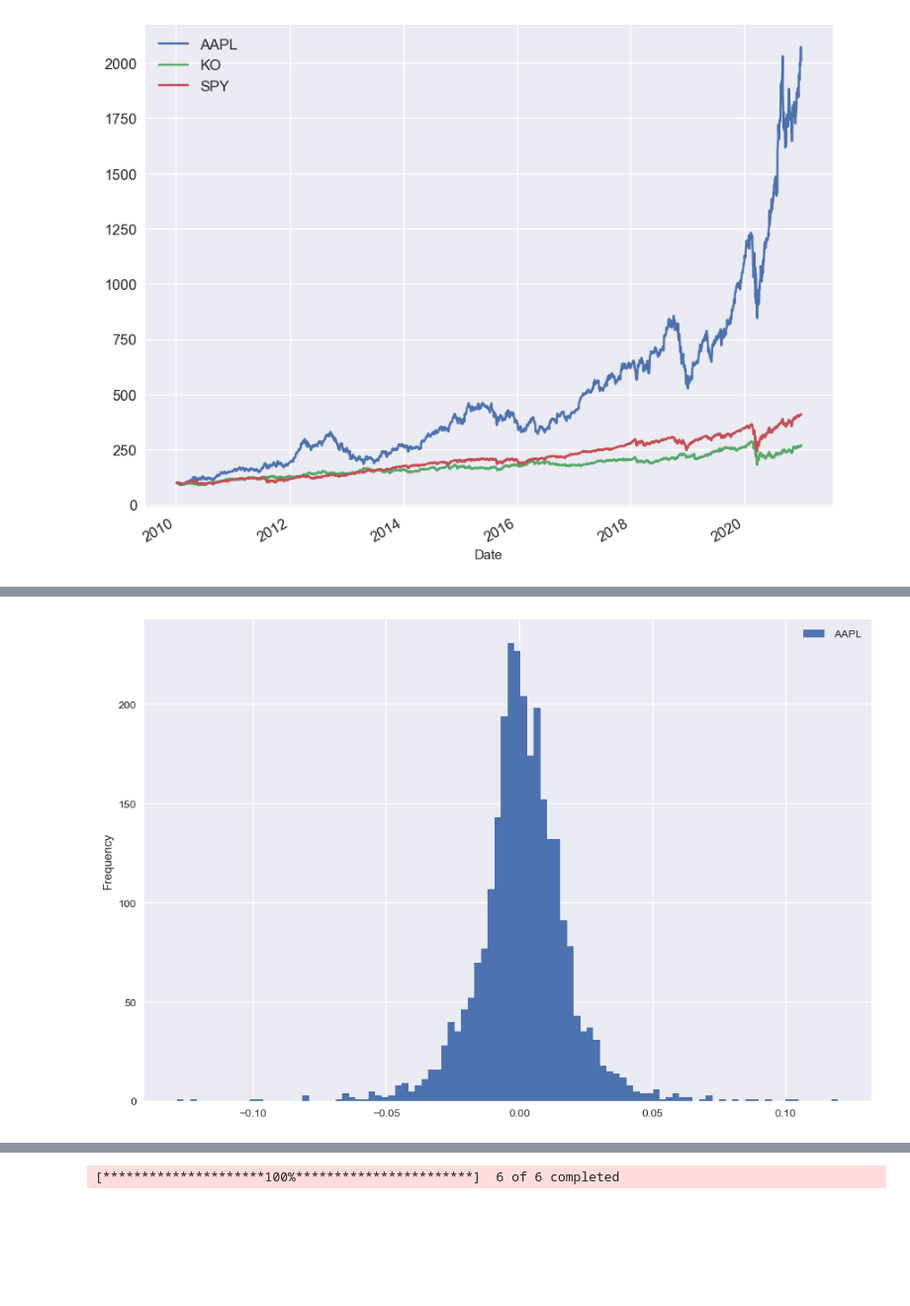
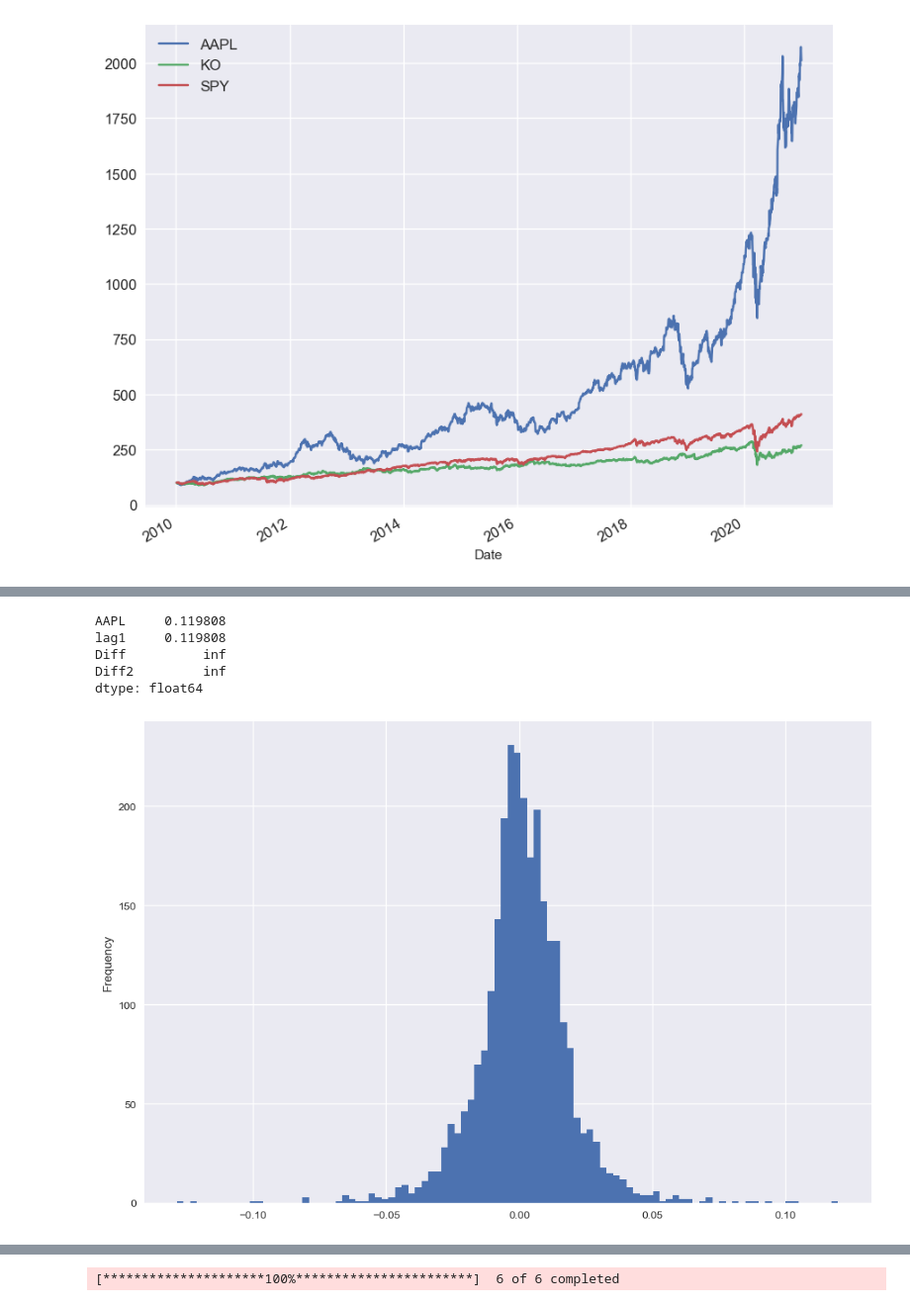
Before and after one commit to Nerevakiin/A_Complete_Algo_Trading_Roadmap, a Jupyter notebook: QuantProgram.ipynb, the cells around one changed output, grey strips where cells are left out. Shown at 99% size. Drawn from its saved outputs; the diff is of its cells as text; code cells hidden in the pictures; blank space fills up the shorter version.

```diff
--- a/QuantProgram.ipynb
+++ b/QuantProgram.ipynb
@@ -606,8 +604,17 @@ ret
+# %%
+ret.max()
+# %% [output]
+AAPL     0.119808
+lag1     0.119808
+Diff          inf
+Diff2         inf
+dtype: float64
 # %%
-ret.plot(kind="hist",figsize=(12,8), bins=100)
+ret = aapl['AAPL'].pct_change().dropna()
+ret.plot(kind="hist", figsize=(12,8), bins=100)
 plt.show()
 # %% [output]
-[figure, old version]
+[figure, new version]
 # %%
 #calculate mean return
 daily_mean_return = ret.mean()
```
Also changed, not shown: parts of 43 cells of this notebook.
